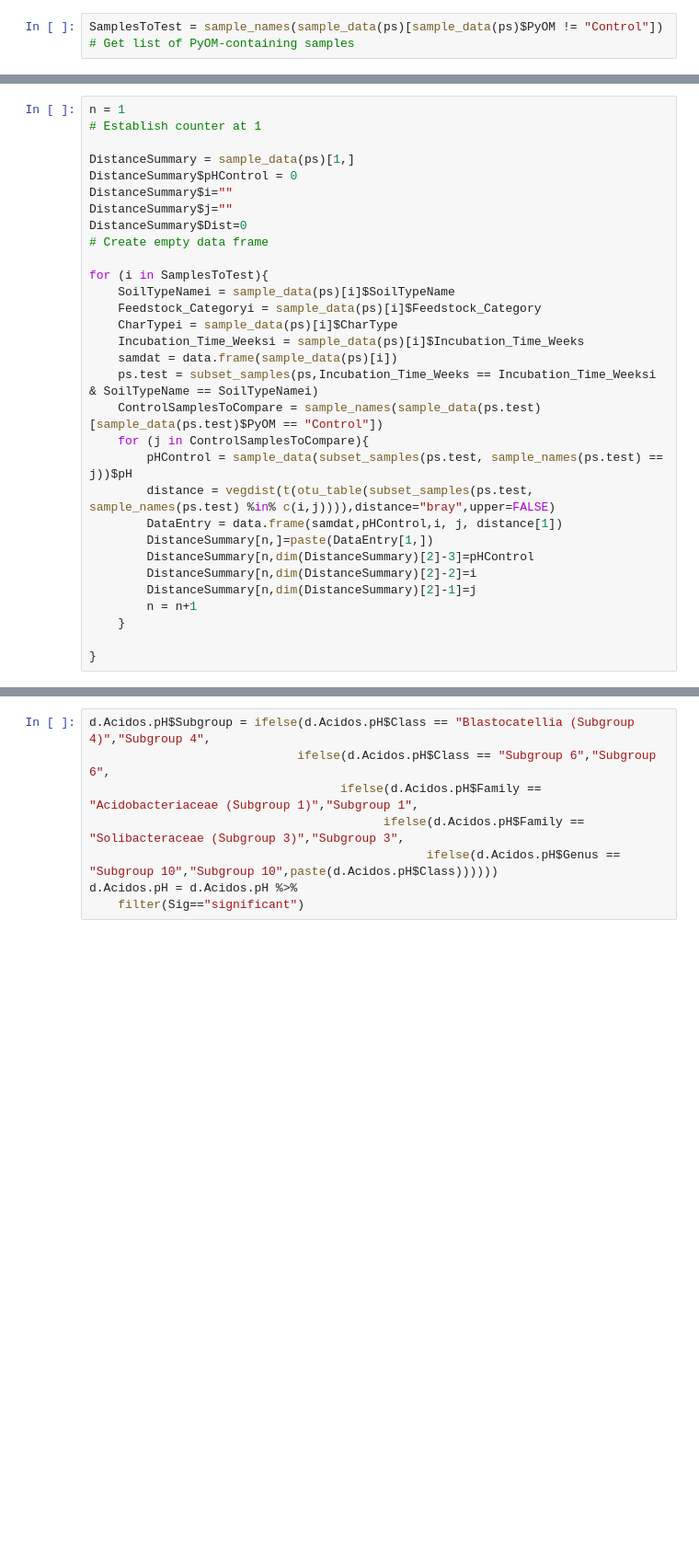
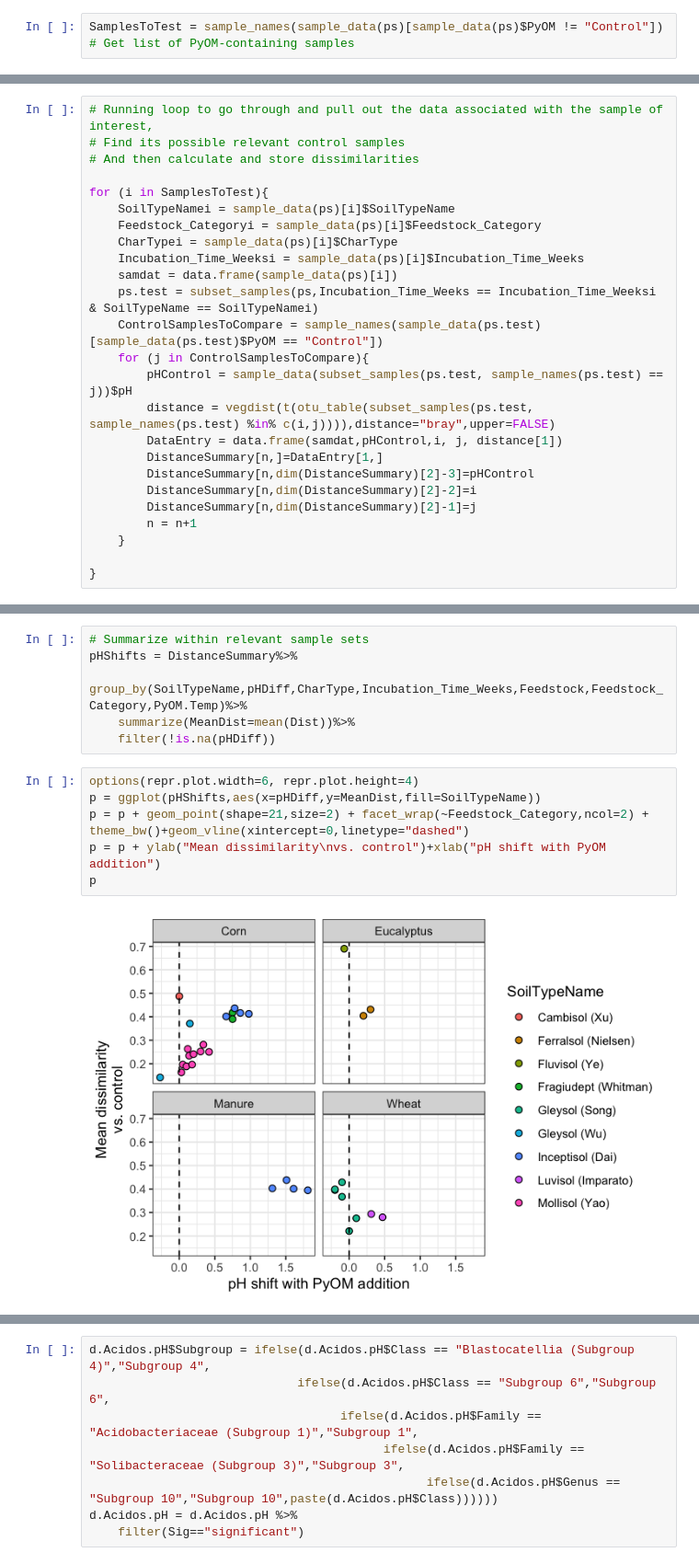
Before and after one commit to WhitmanLab/Meta-analysis, a Jupyter notebook: DifferentialAbundance_MetaA_Publication.ipynb, the cells around one changed output, grey strips where cells are left out. Shown at 92% size. Drawn from its saved outputs; the diff is of its cells as text; blank space fills up the shorter version.

```diff
--- a/DifferentialAbundance_MetaA_Publication.ipynb
+++ b/DifferentialAbundance_MetaA_Publication.ipynb
@@ -1882,13 +1900,7 @@ SamplesToTest = sample_names(sample_data(ps)[sample_data(ps)$PyOM != "Control"])
 # %%
-n = 1
-# Establish counter at 1
-
-DistanceSummary = sample_data(ps)[1,]
-DistanceSummary$pHControl = 0
-DistanceSummary$i=""
-DistanceSummary$j=""
-DistanceSummary$Dist=0
-# Create empty data frame
+# Running loop to go through and pull out the data associated with the sample of interest,
+# Find its possible relevant control samples
+# And then calculate and store dissimilarities
 
 for (i in SamplesToTest){
     SoilTypeNamei = sample_data(ps)[i]$SoilTypeName
@@ -1902,7 +1914,7 @@ for (i in SamplesToTest){
         pHControl = sample_data(subset_samples(ps.test, sample_names(ps.test) == j))$pH
         distance = vegdist(t(otu_table(subset_samples(ps.test, sample_names(ps.test) %in% c(i,j)))),distance="bray",upper=FALSE)
         DataEntry = data.frame(samdat,pHControl,i, j, distance[1])
-        DistanceSummary[n,]=paste(DataEntry[1,])
+        DistanceSummary[n,]=DataEntry[1,]
         DistanceSummary[n,dim(DistanceSummary)[2]-3]=pHControl
         DistanceSummary[n,dim(DistanceSummary)[2]-2]=i
         DistanceSummary[n,dim(DistanceSummary)[2]-1]=j
@@ -1925,0 +1971,14 @@ Warning message in eval(expr, envir, enclos):
+# %%
+# Summarize within relevant sample sets
+pHShifts = DistanceSummary%>%
+    group_by(SoilTypeName,pHDiff,CharType,Incubation_Time_Weeks,Feedstock,Feedstock_Category,PyOM.Temp)%>%
+    summarize(MeanDist=mean(Dist))%>%
+    filter(!is.na(pHDiff))
+# %%
+options(repr.plot.width=6, repr.plot.height=4)
+p = ggplot(pHShifts,aes(x=pHDiff,y=MeanDist,fill=SoilTypeName))
+p = p + geom_point(shape=21,size=2) + facet_wrap(~Feedstock_Category,ncol=2) + theme_bw()+geom_vline(xintercept=0,linetype="dashed")
+p = p + ylab("Mean dissimilarity\nvs. control")+xlab("pH shift with PyOM addition")
+p
+# %% [output]
+[figure, added]
```
Also changed, not shown: parts of 12 cells of this notebook.
